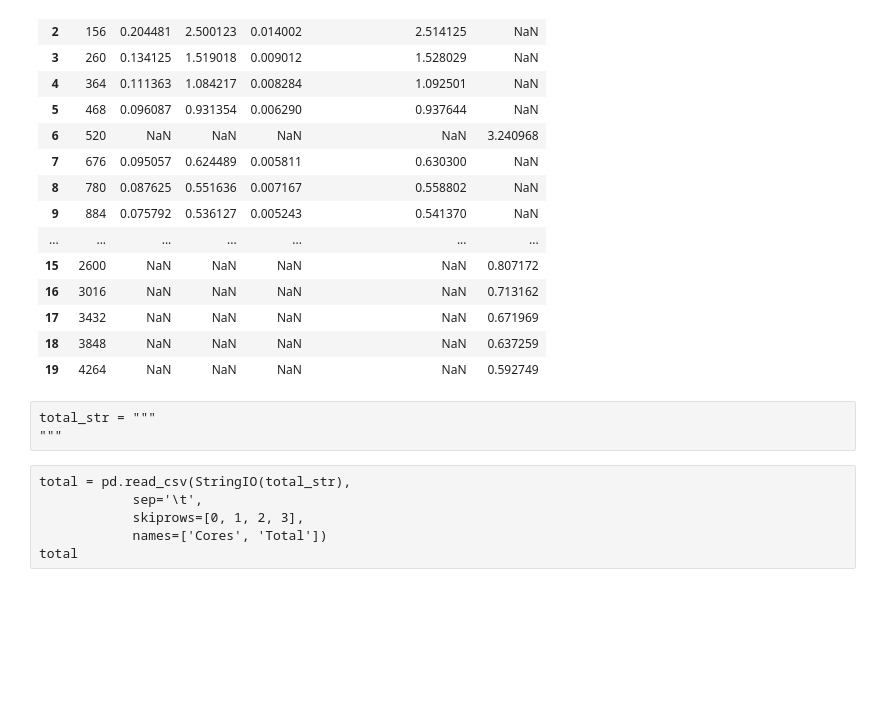
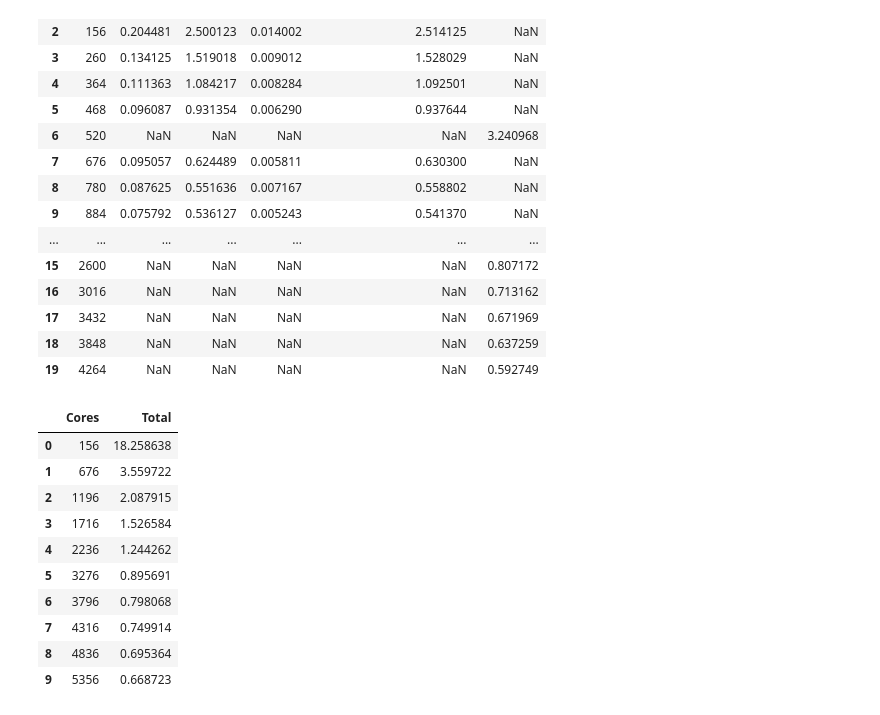
Before and after one commit to aekiss/NCMAS2026, a Jupyter notebook: Scaling.ipynb, the cells around one changed output. Drawn from its saved outputs; the diff is of its cells as text; code cells hidden in the pictures; blank space fills up the shorter version.

```diff
--- a/Scaling.ipynb
+++ b/Scaling.ipynb
@@ -200,14 +205,39 @@ data
 | 17 | 3432 | NaN | NaN | NaN | NaN | 0.671969 |
 | 18 | 3848 | NaN | NaN | NaN | NaN | 0.637259 |
 | 19 | 4264 | NaN | NaN | NaN | NaN | 0.592749 |
-# %% [raw]
-total_str = """
-"""
-# %% [raw]
-total = pd.read_csv(StringIO(total_str),
-            sep='\t',
-            skiprows=[0, 1, 2, 3],
-            names=['Cores', 'Total'])
-total
+# %%
+pa_total_str = """
+	[total] RunPhase1
+__output_name	combine
+cores
+156	18.258638
+676	3.559722
+1196	2.087915
+1716	1.526584
+2236	1.244262
+3276	0.895691
+3796	0.798068
+4316	0.749914
+4836	0.695364
+5356	0.668723
+"""
+# %%
+pa_total = pd.read_csv(StringIO(pa_total_str),
+            sep='\t',
+            skiprows=[0, 1, 2, 3],
+            names=['Cores', 'Total'])
+pa_total
+# %% [output]
+|  | Cores | Total |
+| 0 | 156 | 18.258638 |
+| 1 | 676 | 3.559722 |
+| 2 | 1196 | 2.087915 |
+| 3 | 1716 | 1.526584 |
+| 4 | 2236 | 1.244262 |
+| 5 | 3276 | 0.895691 |
+| 6 | 3796 | 0.798068 |
+| 7 | 4316 | 0.749914 |
+| 8 | 4836 | 0.695364 |
+| 9 | 5356 | 0.668723 |
 # %%
 plt.figure()
```
Also changed, not shown: parts of 6 cells of this notebook.
